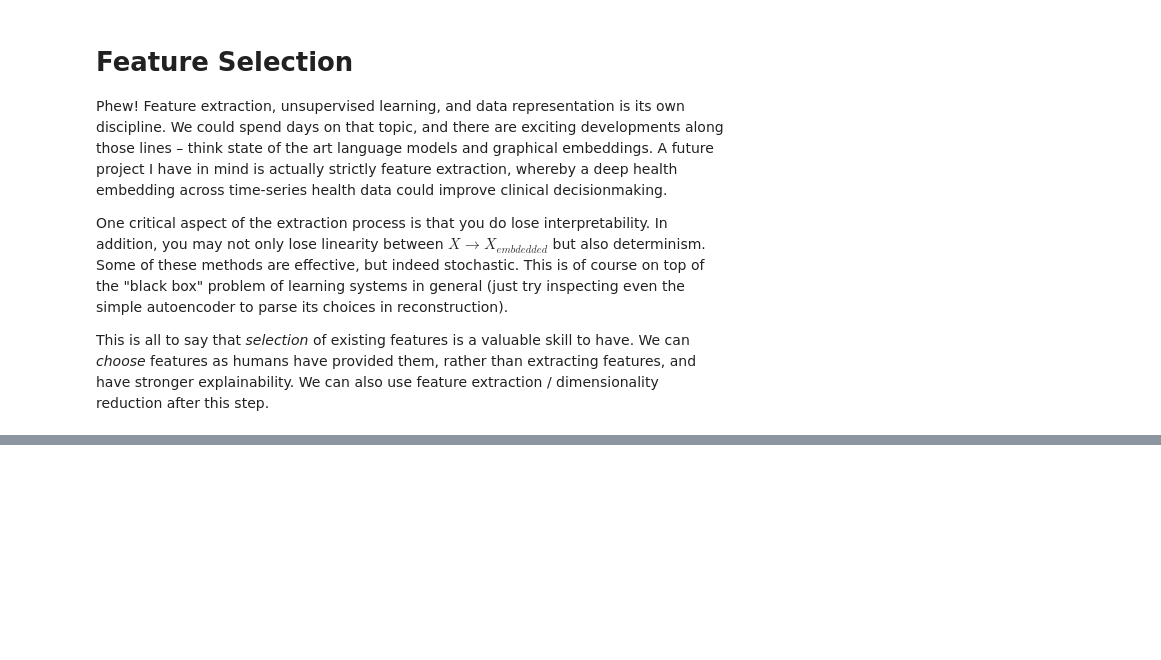
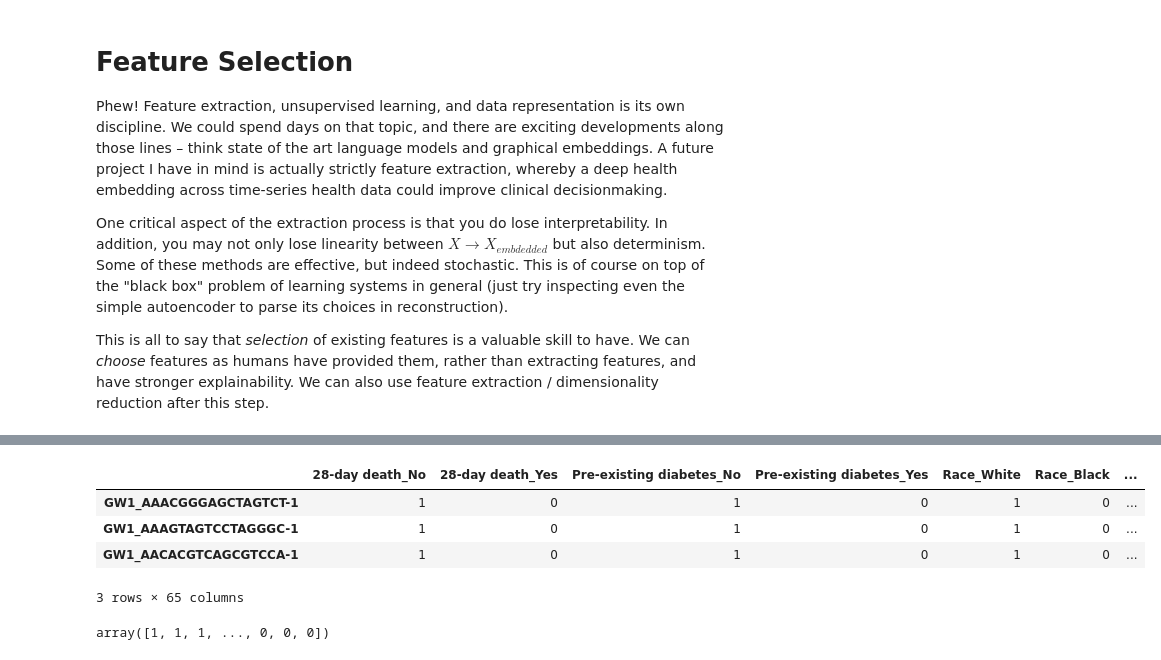
Before and after one commit to simonlevine/simonsays, a Jupyter notebook: _notebooks/2021-01-09-all-but-the-model.ipynb, the cells around one changed output, grey strips where cells are left out. Saved outputs shown, nothing was run; the diff lists cells and outputs as text; code cells hidden in the pictures; blank space fills up the shorter version.

```diff
--- a/_notebooks/2021-01-09-all-but-the-model.ipynb
+++ b/_notebooks/2021-01-09-all-but-the-model.ipynb
@@ -431,0 +538,14 @@ This is all to say that *selection* of existing features is a valuable skill to
+# %%
+from sklearn.feature_selection import chi2, SelectKBest
+
+X_cat.head(3)
+# %% [output]
+|  | 28-day death_No | 28-day death_Yes | Pre-existing diabetes_No | Pre-existing diabetes_Yes | Race_White | Race_Black | ... |
+| GW1_AAACGGGAGCTAGTCT-1 | 1 | 0 | 1 | 0 | 1 | 0 | ... |
+| GW1_AAAGTAGTCCTAGGGC-1 | 1 | 0 | 1 | 0 | 1 | 0 | ... |
+| GW1_AACACGTCAGCGTCCA-1 | 1 | 0 | 1 | 0 | 1 | 0 | ... |
+3 rows × 65 columns
+# %%
+y
+# %% [output]
+array([1, 1, 1, ..., 0, 0, 0])
```
Also changed, not shown: parts of 27 cells of this notebook.
